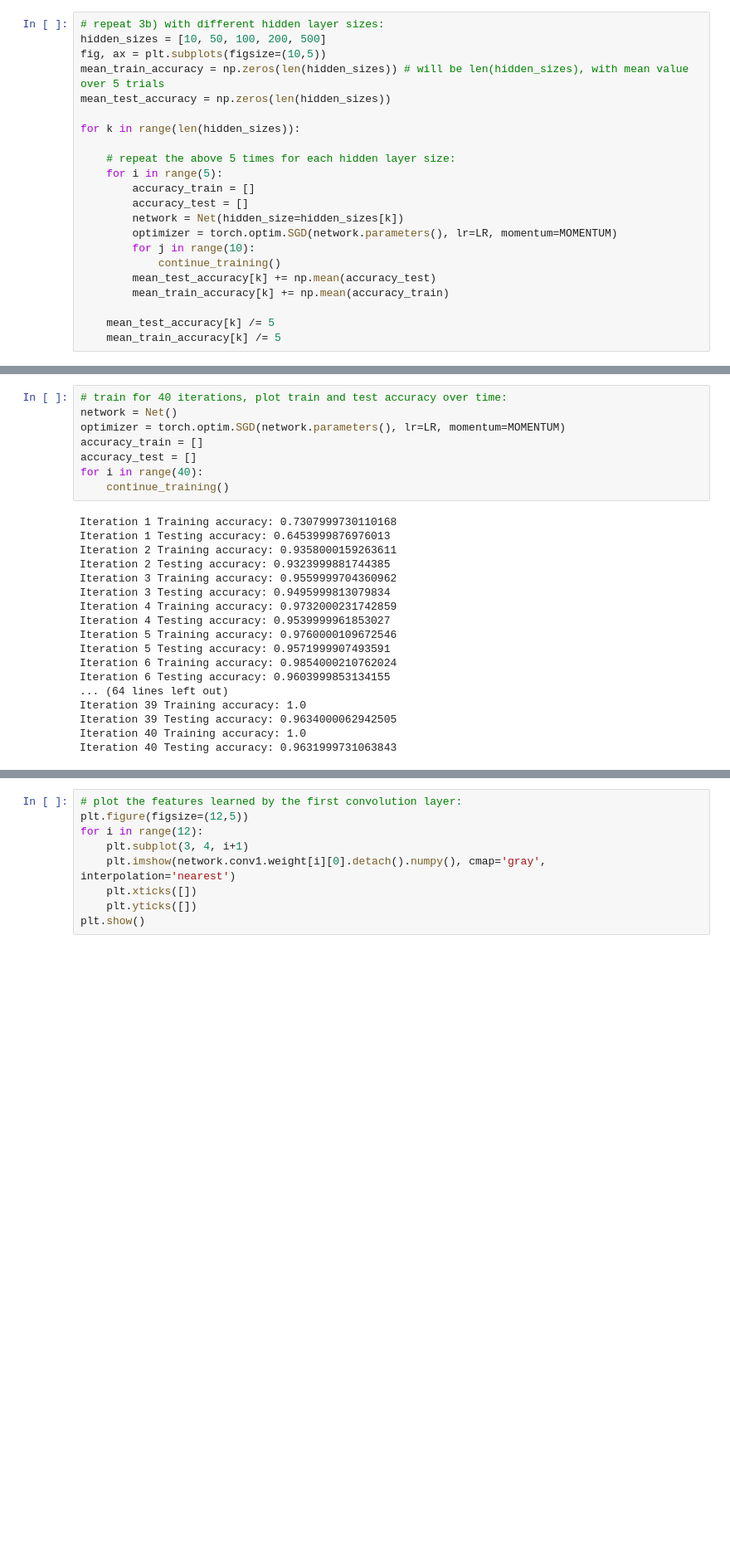
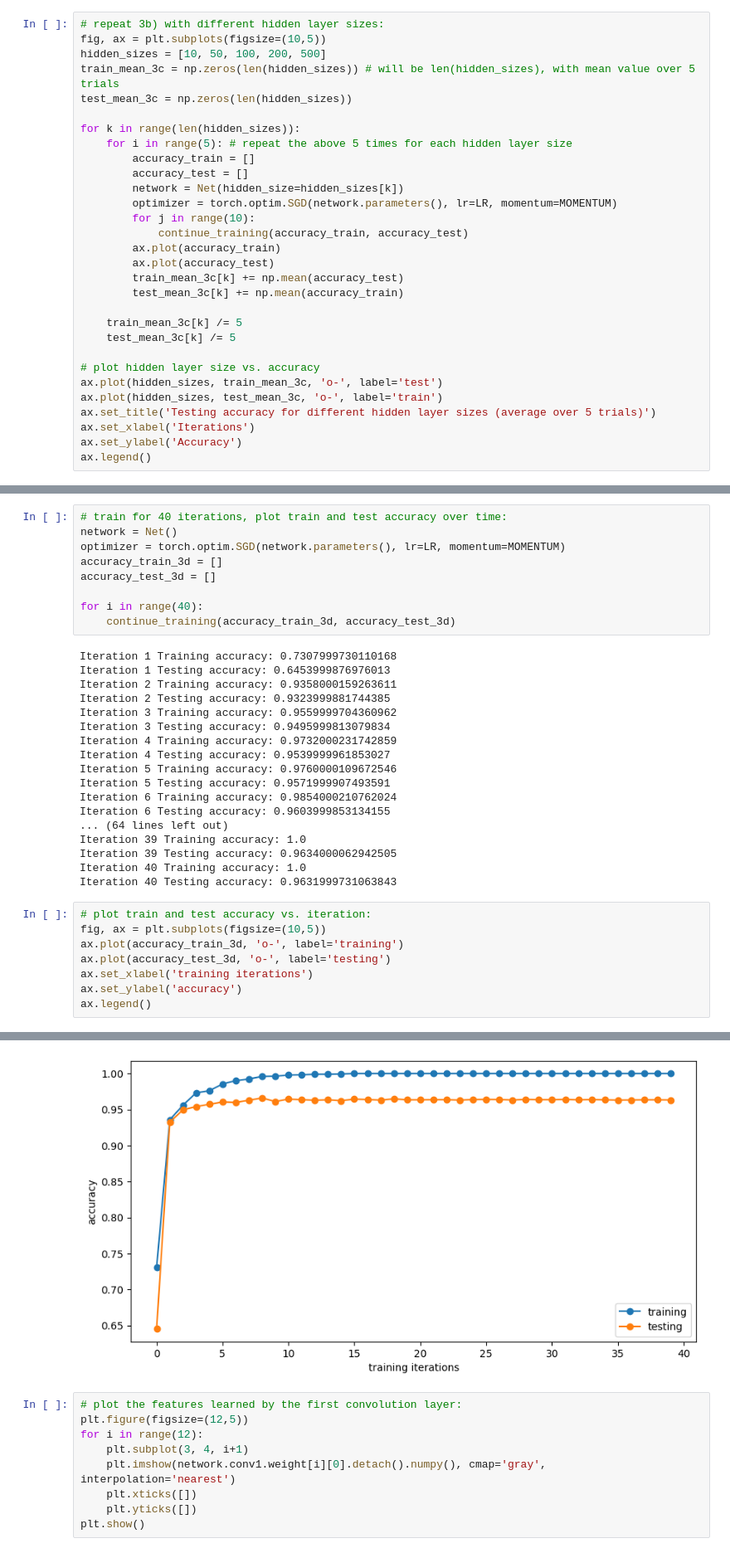
Before and after one commit to kateharvey/SYDE552, a Jupyter notebook: Assignments/syde552-assignment2.ipynb, the cells around one changed output, grey strips where cells are left out. Shown at 83% size. Cells and saved outputs as stored; diff of their text form; blank space fills up the shorter version.

```diff
--- a/Assignments/syde552-assignment2.ipynb
+++ b/Assignments/syde552-assignment2.ipynb
@@ -633,23 +642,31 @@ Iteration 10 Testing accuracy: 0.9118000268936157
 - Plot the final testing accuracy on the y-axis and the number of neurons on the x-axis.  Note that to speed things up you can remove the testing computation from continue_training until the very end, since we only need the final testing score.
 # %%
 # repeat 3b) with different hidden layer sizes:
+fig, ax = plt.subplots(figsize=(10,5))
 hidden_sizes = [10, 50, 100, 200, 500]
-fig, ax = plt.subplots(figsize=(10,5))
-mean_train_accuracy = np.zeros(len(hidden_sizes)) # will be len(hidden_sizes), with mean value over 5 trials
-mean_test_accuracy = np.zeros(len(hidden_sizes))
+train_mean_3c = np.zeros(len(hidden_sizes)) # will be len(hidden_sizes), with mean value over 5 trials
+test_mean_3c = np.zeros(len(hidden_sizes))
 
 for k in range(len(hidden_sizes)):
-
-    # repeat the above 5 times for each hidden layer size:
-    for i in range(5):
+    for i in range(5): # repeat the above 5 times for each hidden layer size
         accuracy_train = []
         accuracy_test = []
         network = Net(hidden_size=hidden_sizes[k])
         optimizer = torch.optim.SGD(network.parameters(), lr=LR, momentum=MOMENTUM)
         for j in range(10):
-            continue_training()
-        mean_test_accuracy[k] += np.mean(accuracy_test)
-        mean_train_accuracy[k] += np.mean(accuracy_train)
+            continue_training(accuracy_train, accuracy_test)
+        ax.plot(accuracy_train)
+        ax.plot(accuracy_test)
+        train_mean_3c[k] += np.mean(accuracy_test)
+        test_mean_3c[k] += np.mean(accuracy_train)
 
-    mean_test_accuracy[k] /= 5
-    mean_train_accuracy[k] /= 5
+    train_mean_3c[k] /= 5
+    test_mean_3c[k] /= 5
+
+# plot hidden layer size vs. accuracy
+ax.plot(hidden_sizes, train_mean_3c, 'o-', label='test')
+ax.plot(hidden_sizes, test_mean_3c, 'o-', label='train')
+ax.set_title('Testing accuracy for different hidden layer sizes (average over 5 trials)')
+ax.set_xlabel('Iterations')
+ax.set_ylabel('Accuracy')
+ax.legend()
@@ -718,10 +727,11 @@ class Net(nn.Module):
 # train for 40 iterations, plot train and test accuracy over time:
 network = Net()
 optimizer = torch.optim.SGD(network.parameters(), lr=LR, momentum=MOMENTUM)
-accuracy_train = []
-accuracy_test = []
+accuracy_train_3d = []
+accuracy_test_3d = []
+
 for i in range(40):
-    continue_training()
+    continue_training(accuracy_train_3d, accuracy_test_3d)
 # %% [output]
 Iteration 1 Training accuracy: 0.7307999730110168
 Iteration 1 Testing accuracy: 0.6453999876976013
@@ -740,3 +750,12 @@ Iteration 39 Training accuracy: 1.0
 Iteration 39 Testing accuracy: 0.9634000062942505
 Iteration 40 Training accuracy: 1.0
 Iteration 40 Testing accuracy: 0.9631999731063843
+# %%
+# plot train and test accuracy vs. iteration:
+fig, ax = plt.subplots(figsize=(10,5))
+ax.plot(accuracy_train_3d, 'o-', label='training')
+ax.plot(accuracy_test_3d, 'o-', label='testing')
+ax.set_xlabel('training iterations')
+ax.set_ylabel('accuracy')
+ax.legend()
+# %% [output]
@@ -743,3 +763,4 @@ Iteration 40 Testing accuracy: 0.9631999731063843
+[figure, added]
 # %%
 # plot the features learned by the first convolution layer:
 plt.figure(figsize=(12,5))
```
Also changed, not shown: parts of 22 cells of this notebook.
